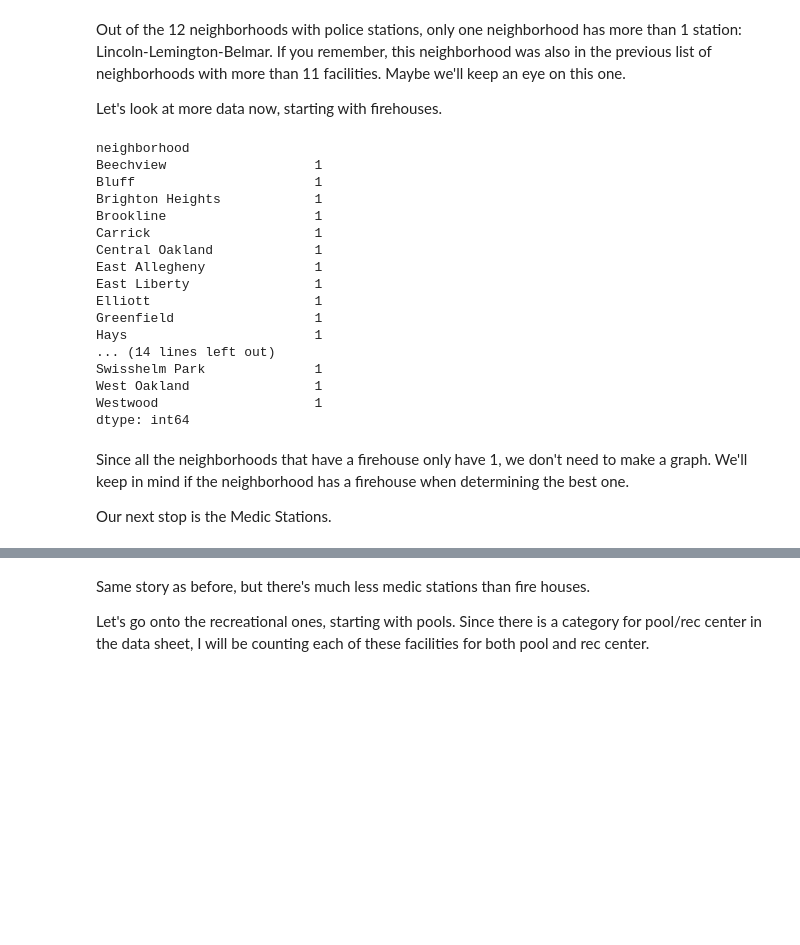
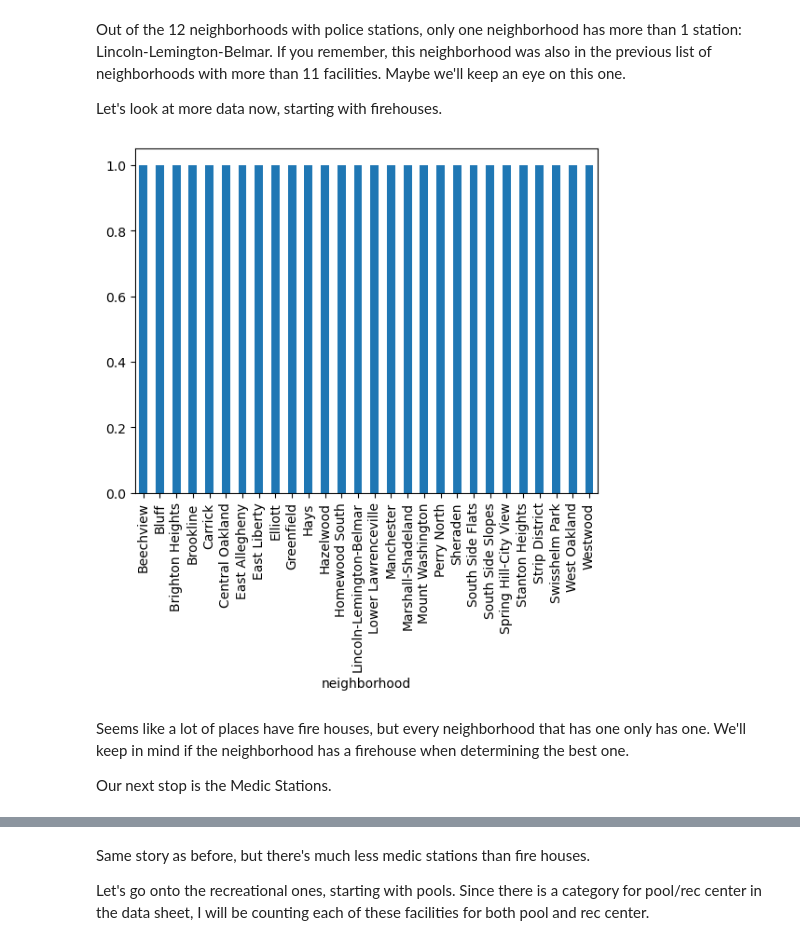
Before and after one commit to nlowman23/Final_Project_Group-31, a Jupyter notebook: jackprojectdata.ipynb, the cells around one changed output, grey strips where cells are left out. Saved outputs shown, nothing was run; the diff lists cells and outputs as text; code cells hidden in the pictures; blank space fills up the shorter version.

```diff
--- a/jackprojectdata.ipynb
+++ b/jackprojectdata.ipynb
@@ -71,32 +90,16 @@ Let's look at more data now, starting with firehouses.
 # %%
 firehouse_query_mask = data["type"] == "Firehouse"
 
 fire_facility = data[firehouse_query_mask]
 fire_facility = fire_facility.groupby("neighborhood").size()
 fire_facility.head(28)
-#fire_facility.plot.bar()
-#plt.show()
+fire_facility.plot.bar()
+plt.show()
 #TODO: Change scaling of Y axis
 # %% [output]
-neighborhood
-Beechview                   1
-Bluff                       1
-Brighton Heights            1
-Brookline                   1
-Carrick                     1
-Central Oakland             1
-East Allegheny              1
-East Liberty                1
-Elliott                     1
-Greenfield                  1
-Hays                        1
-... (14 lines left out)
-Swisshelm Park              1
-West Oakland                1
-Westwood                    1
-dtype: int64
+[figure, added]
 # %% [markdown]
-Since all the neighborhoods that have a firehouse only have 1, we don't need to make a graph. We'll keep in mind if the neighborhood has a firehouse when determining the best one.
+Seems like a lot of places have fire houses, but every neighborhood that has one only has one. We'll keep in mind if the neighborhood has a firehouse when determining the best one.
 
 Our next stop is the Medic Stations.
 # %%
```
Also changed, not shown: parts of 14 cells of this notebook, 5 other files.
